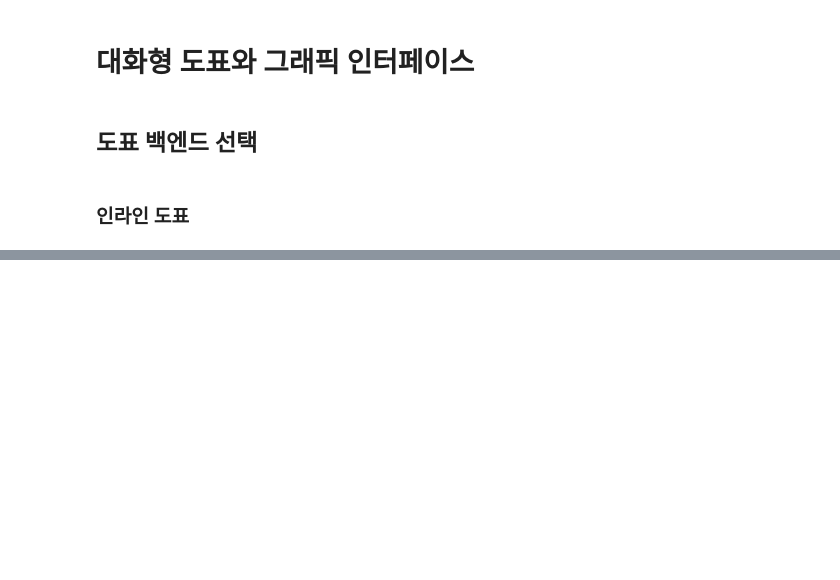
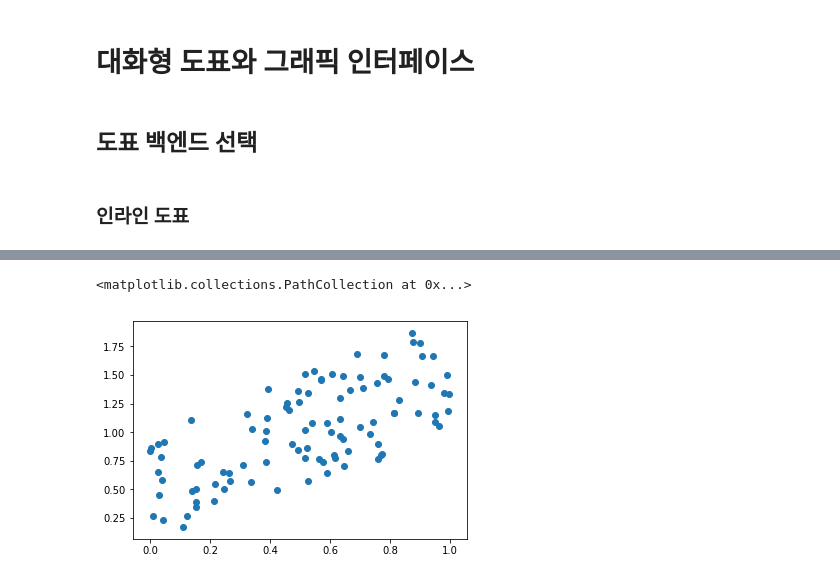
Before and after one commit to woozoo73/deep-learning-1, a Jupyter notebook: 00-02-hello-plot.ipynb, the cells around one changed output, grey strips where cells are left out. Saved outputs shown, nothing was run; the diff lists cells and outputs as text; code cells hidden in the pictures; blank space fills up the shorter version.

```diff
--- a/00-02-hello-plot.ipynb
+++ b/00-02-hello-plot.ipynb
@@ -40,0 +65,7 @@ plt.show()
+# %%
+x = np.random.rand(100)
+y = x + np.random.rand(100)
+plt.scatter(x, y)
+# %% [output]
+<matplotlib.collections.PathCollection at 0x...>
+[figure, added]
```
Also changed, not shown: parts of 13 cells of this notebook, 1 other file.
